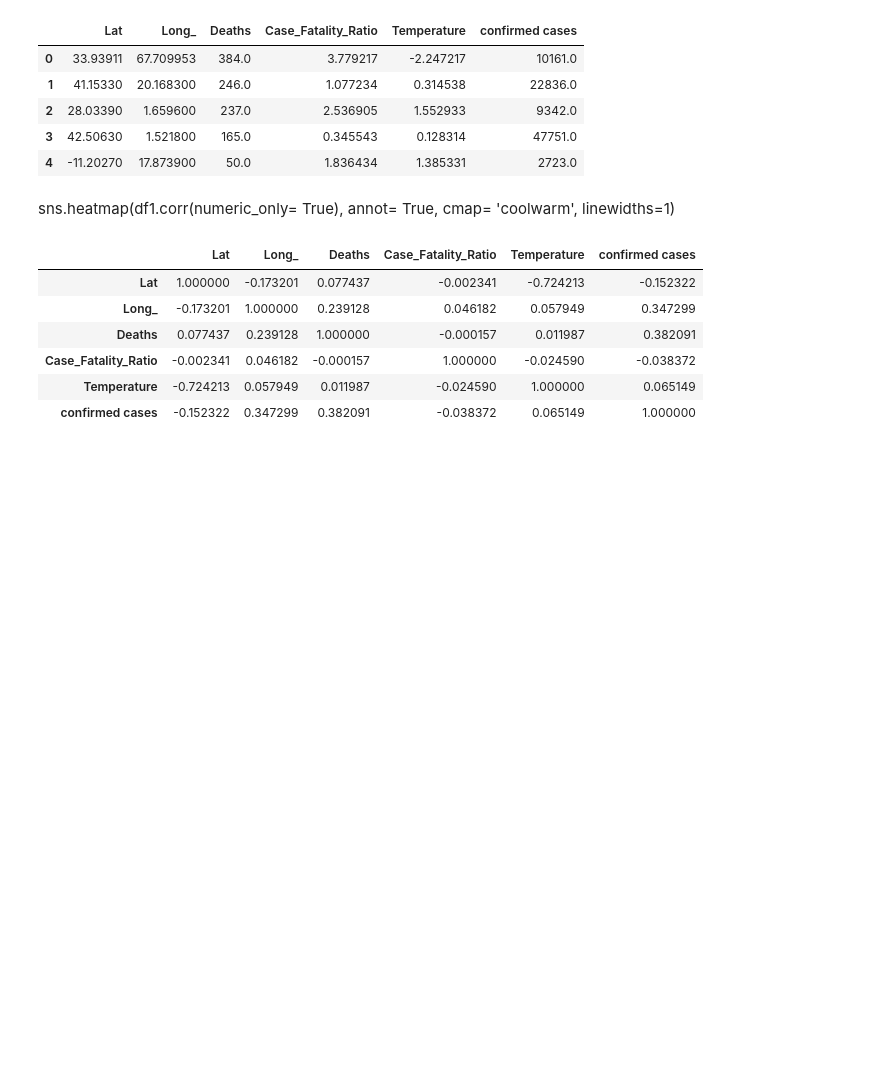
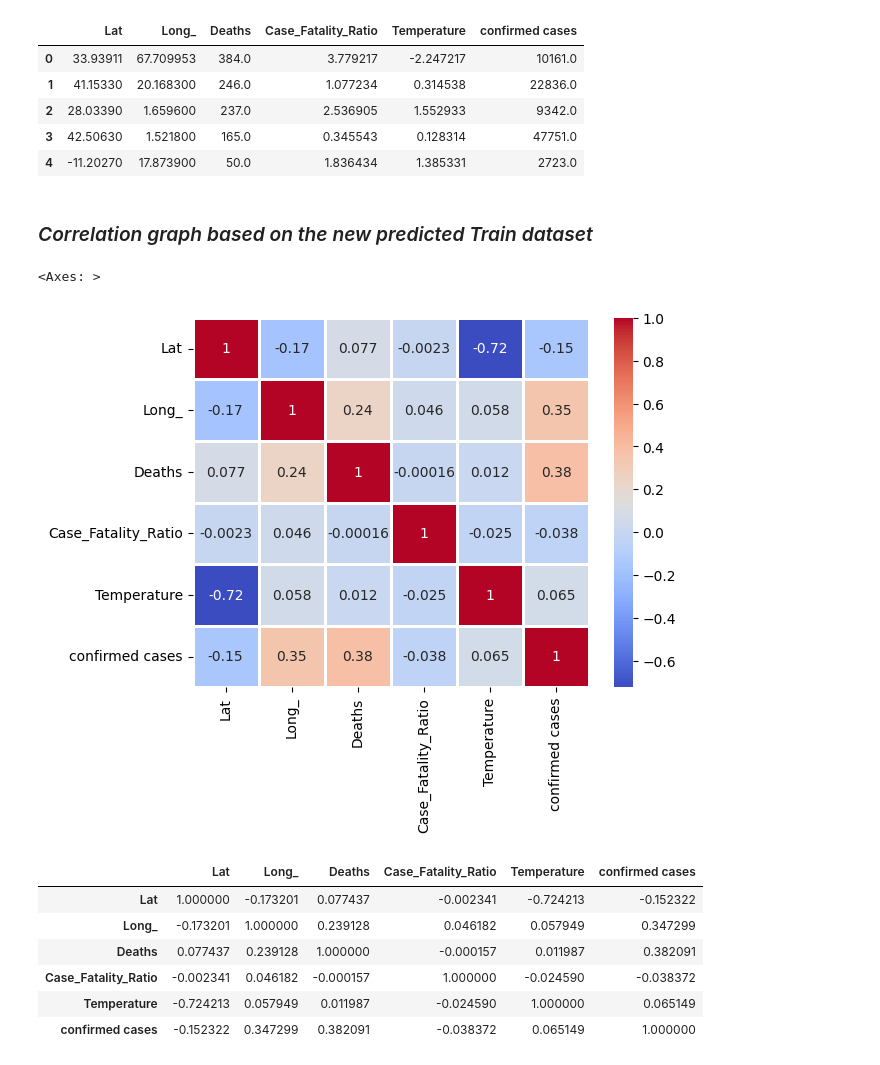
Before and after one commit to Git-Rexdev/Predictioneer-IITB, a Jupyter notebook: model.ipynb, the cells around one changed output. Drawn from its saved outputs; the diff is of its cells as text; code cells hidden in the pictures; blank space fills up the shorter version.

```diff
--- a/model.ipynb
+++ b/model.ipynb
@@ -317,8 +334,13 @@ df1.head()
 | 2 | 28.03390 | 1.659600 | 237.0 | 2.536905 | 1.552933 | 9342.0 |
 | 3 | 42.50630 | 1.521800 | 165.0 | 0.345543 | 0.128314 | 47751.0 |
 | 4 | -11.20270 | 17.873900 | 50.0 | 1.836434 | 1.385331 | 2723.0 |
-# %% [markdown]
-sns.heatmap(df1.corr(numeric_only= True), annot= True, cmap= 'coolwarm', linewidths=1)
+# %% [markdown]
+### *Correlation graph based on the new predicted Train dataset*
+# %%
+sns.heatmap(df1.corr(numeric_only= True), annot= True, cmap= 'coolwarm', linewidths=1)
+# %% [output]
+<Axes: >
+[figure, added]
 # %%
 df1.corr()
 # %% [output]
```
Also changed, not shown: parts of 26 cells of this notebook.
